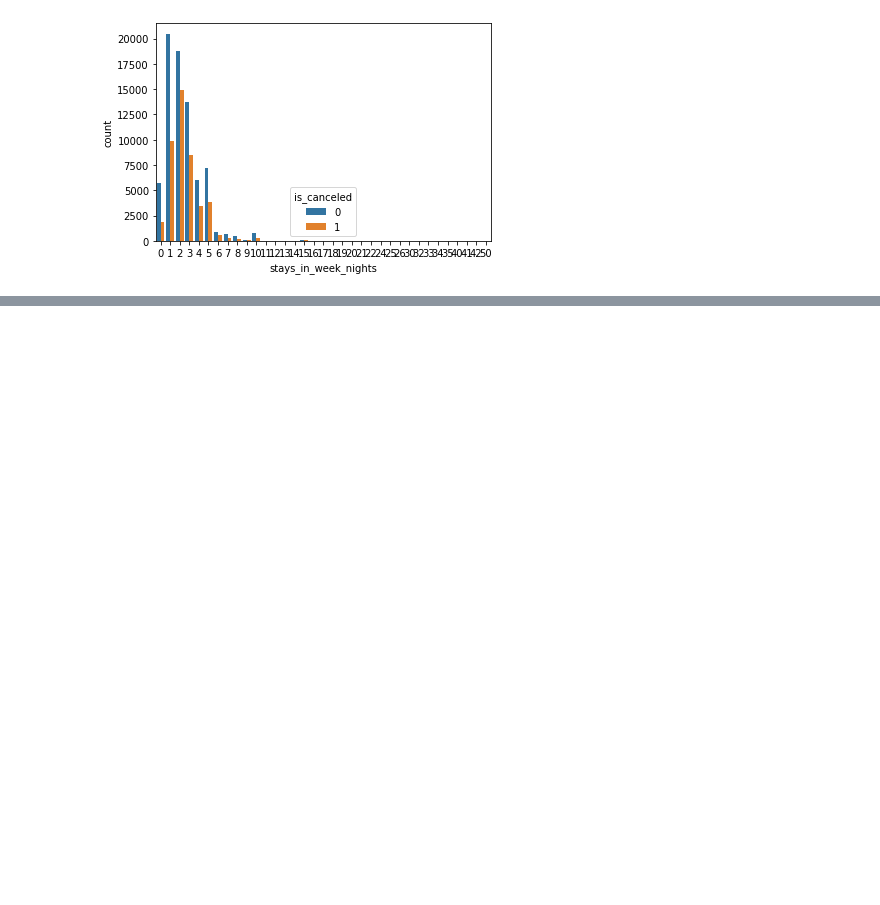
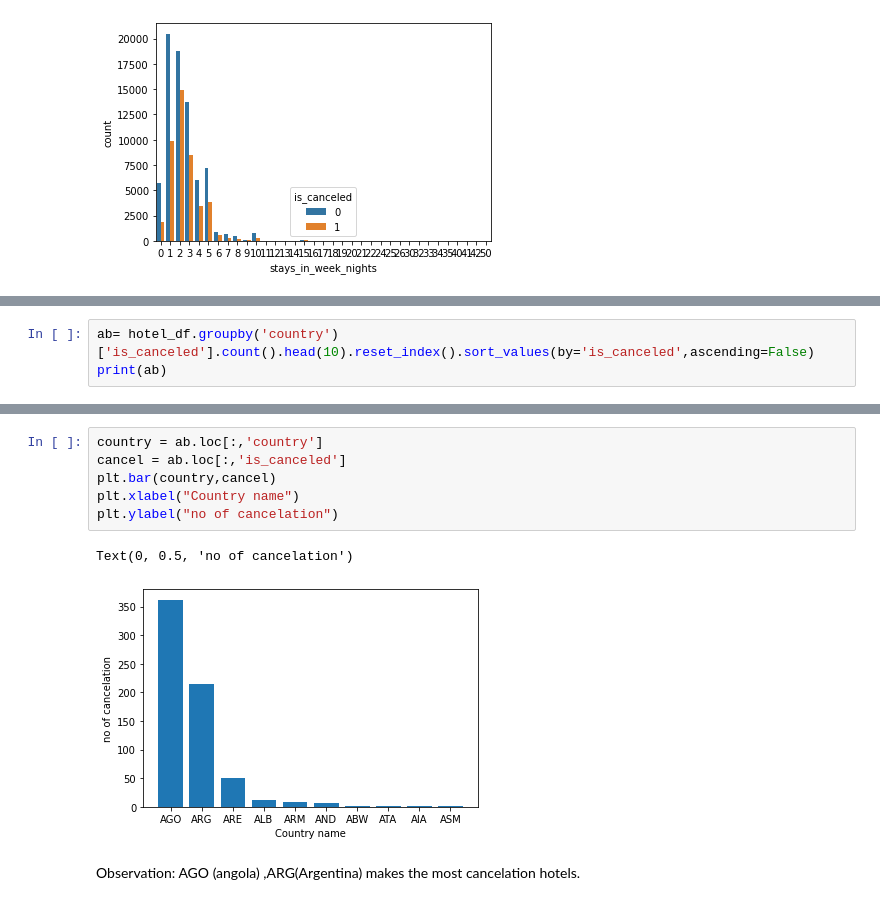
Before and after one commit to 143biswajit/Hotel_booking_analysis, a Jupyter notebook: Hotel_Booking_Analysis_Capstone_Project.ipynb, the cells around one changed output, grey strips where cells are left out. Drawn from its saved outputs; the diff is of its cells as text; blank space fills up the shorter version.

```diff
--- a/Hotel_Booking_Analysis_Capstone_Project.ipynb
+++ b/Hotel_Booking_Analysis_Capstone_Project.ipynb
@@ -436,0 +487,3 @@ sns.countplot(data=hotel_df,x ='stays_in_week_nights',hue = 'is_canceled')
+# %%
+ab= hotel_df.groupby('country')['is_canceled'].count().head(10).reset_index().sort_values(by='is_canceled',ascending=False)
+print(ab)
@@ -436,0 +502,12 @@ sns.countplot(data=hotel_df,x ='stays_in_week_nights',hue = 'is_canceled')
+# %%
+country = ab.loc[:,'country']
+cancel = ab.loc[:,'is_canceled']
+plt.bar(country,cancel)
+plt.xlabel("Country name")
+plt.ylabel("no of cancelation")
+# %% [output]
+Text(0, 0.5, 'no of cancelation')
+[figure, added]
+# %% [markdown]
+Observation:
+AGO (angola) ,ARG(Argentina) makes the most cancelation hotels.
```
Also changed, not shown: parts of 10 cells of this notebook.
